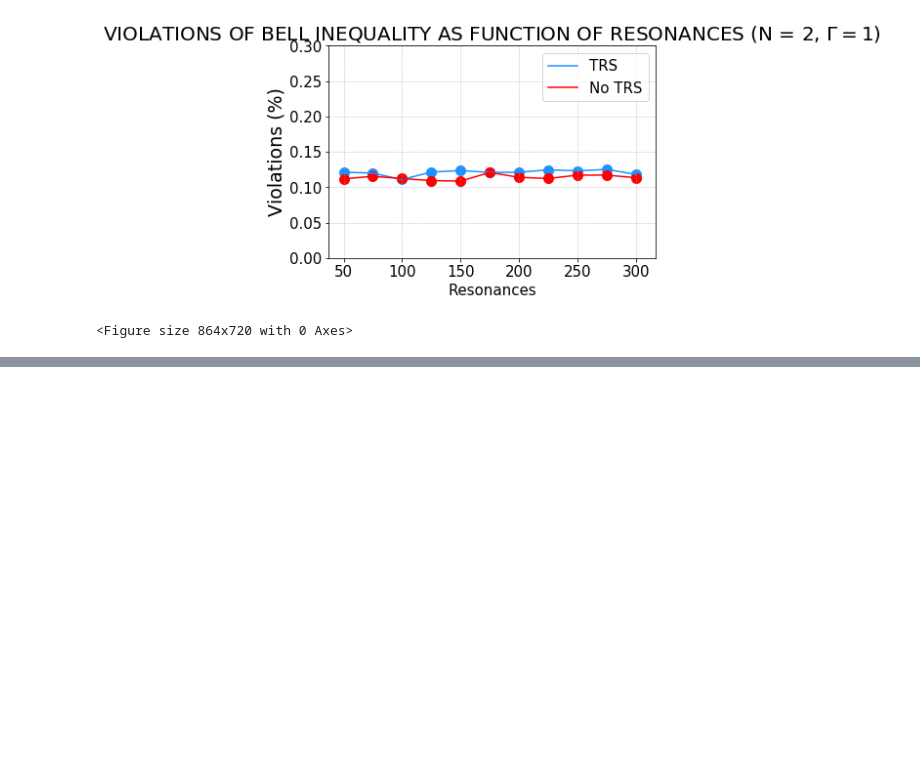
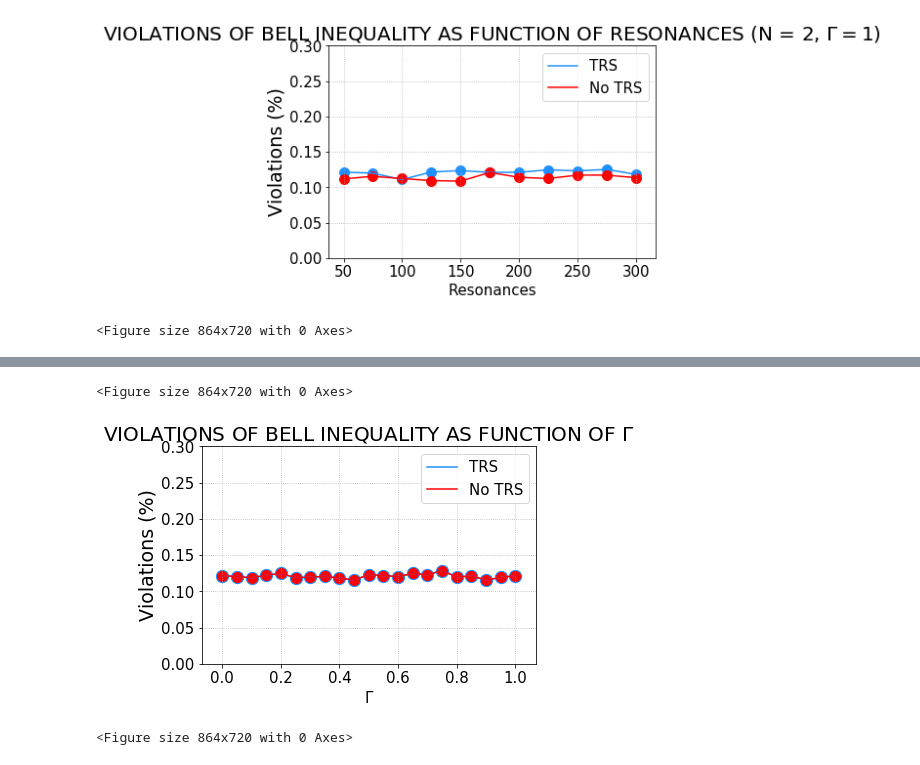
Before and after one commit to Rafffaelb/Schrodinger_Billiard, a Jupyter notebook: WignerDyson/Data_Analysis/Bell_Parameter.ipynb, the cells around one changed output, grey strips where cells are left out. Cells and saved outputs as stored; diff of their text form; code cells hidden in the pictures; blank space fills up the shorter version.

Commit message:
Run Simulation Bell Parameter Gamma Concluded

```diff
--- a/WignerDyson/Data_Analysis/Bell_Parameter.ipynb
+++ b/WignerDyson/Data_Analysis/Bell_Parameter.ipynb
@@ -114,3 +114,6 @@ plt.figure(figsize = (12,10))
 <Figure size 864x720 with 0 Axes>
 [figure]
 <Figure size 864x720 with 0 Axes>
+# %%
+df_Bell_Parameter_Gamma_O = pd.read_csv(r'Bell_Parameter/Bell_Gamma/Bell_Parameter_O_Gamma.txt', sep = '\t', header = None)
+df_Bell_Parameter_Gamma_U = pd.read_csv(r'Bell_Parameter/Bell_Gamma/Bell_Parameter_U_Gamma.txt', sep = '\t', header = None)
@@ -116,0 +176,6 @@ plt.figure(figsize = (12,10))
+# %%
+Violations_Gamma_O = df_Bell_Parameter_Gamma_O[df_Bell_Parameter_Gamma_O > 2.0].count().values
+print(df_Bell_Parameter_Gamma_O[df_Bell_Parameter_Gamma_O > 2.0].count())
+print("\n")
+Violations_Gamma_U = df_Bell_Parameter_Gamma_U[df_Bell_Parameter_Gamma_O > 2.0].count().values
+print(df_Bell_Parameter_Gamma_U[df_Bell_Parameter_Gamma_U > 2.0].count())
@@ -116,0 +200,21 @@ plt.figure(figsize = (12,10))
+# %%
+for i in range(len(Violations_Gamma_O)):
+    plt.scatter(i/20, (100/1000000)*Violations_Gamma_O[i], s = 150, color = 'dodgerblue', alpha = 1)
+    plt.scatter(i/20, (100/1000000)*Violations_Gamma_U[i], s = 100, color = 'red', alpha = 1)
+
+plt.plot([(i/20) for i in range(0,21)], (100/1000000)*Violations_Gamma_O, label = 'TRS', color = 'dodgerblue', linestyle = '-')
+plt.plot([(i/20) for i in range(0,21)], (100/1000000)*Violations_Gamma_U, label = 'No TRS', color = 'red', linestyle = '-')
+
+plt.ylim((0,0.3))
+
+plt.title(r'VIOLATIONS OF BELL INEQUALITY AS FUNCTION OF $\Gamma$', fontsize = 20)
+plt.xlabel(r'$\Gamma$', fontsize = 15)
+plt.ylabel('Violations (%)', fontsize = 19)
+plt.tick_params(axis = 'both', which = 'major', labelsize = 15)
+plt.grid(linestyle = ':')
+plt.legend(fontsize = 15)
+plt.figure(figsize = (12,10))
+# %% [output]
+<Figure size 864x720 with 0 Axes>
+[figure, added]
+<Figure size 864x720 with 0 Axes>
```
Also changed, not shown: parts of 4 cells of this notebook, 13 other files.
